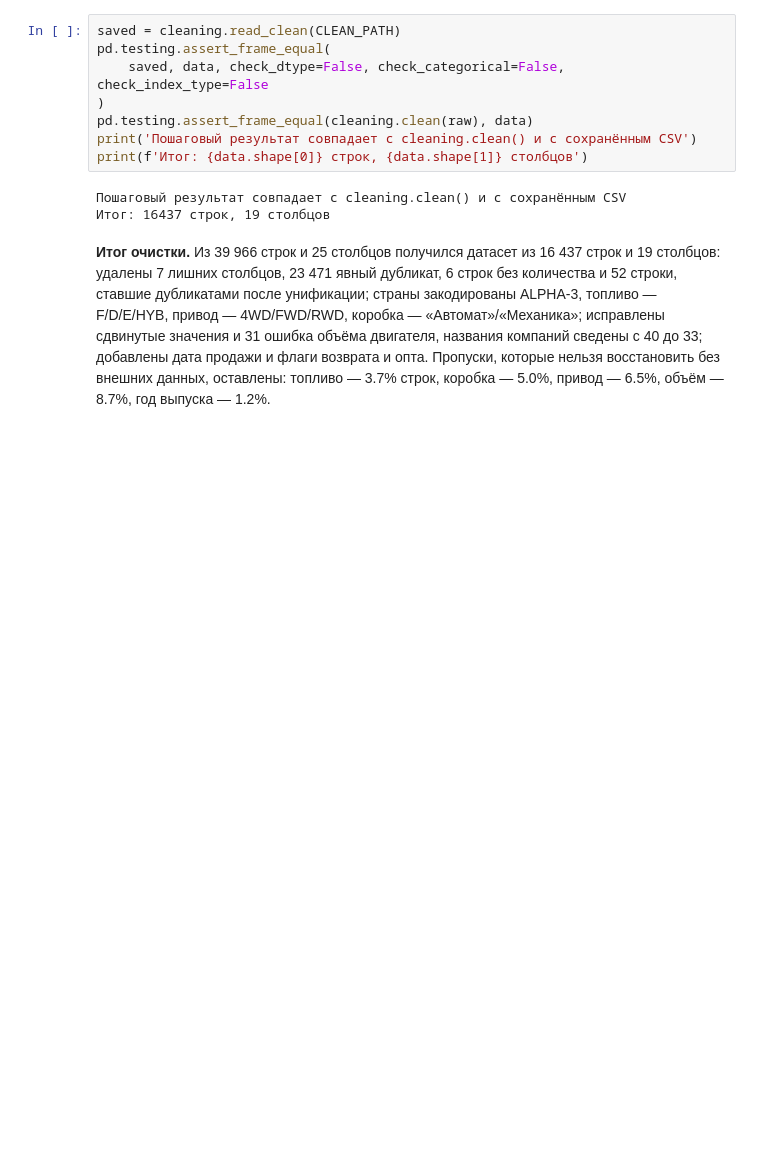
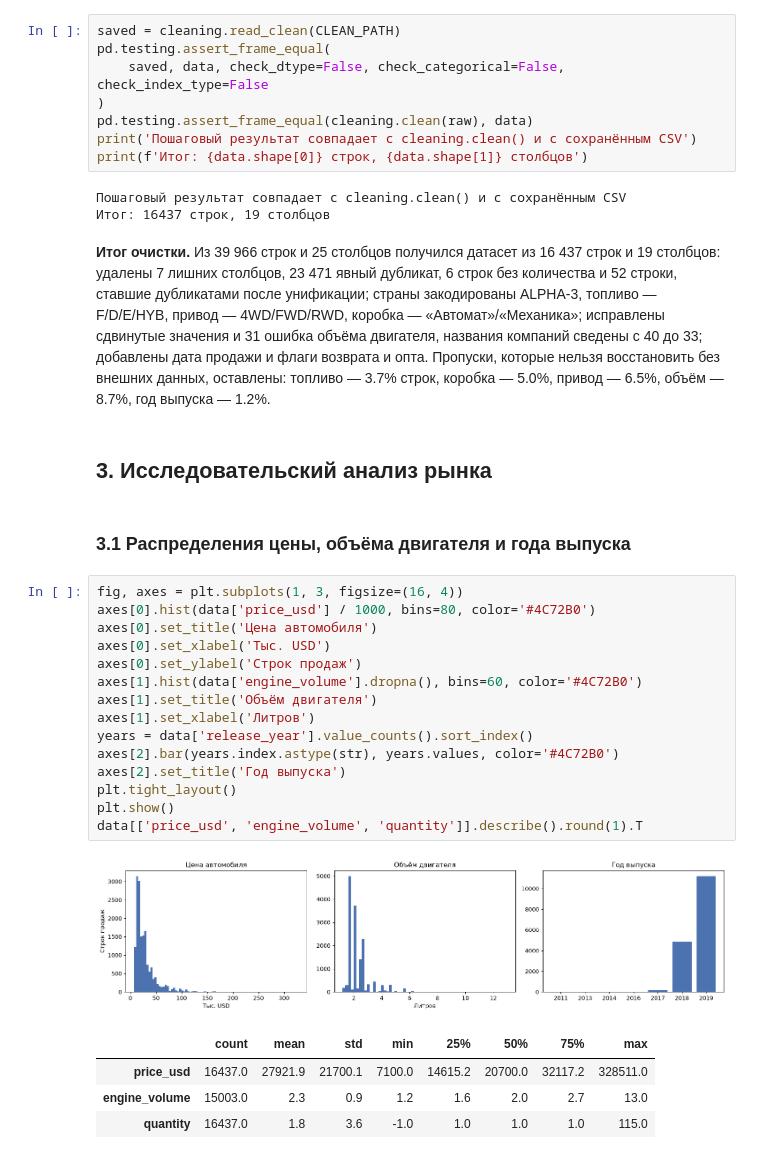
Before and after one commit to radif-ru/kz-auto-market, a Jupyter notebook: notebooks/kz-auto-market.ipynb, the cells around one changed output. Saved outputs shown, nothing was run; the diff lists cells and outputs as text; blank space fills up the shorter version.

Commit message:
feat: explore price, engine volume and release year distributions

```diff
--- a/notebooks/kz-auto-market.ipynb
+++ b/notebooks/kz-auto-market.ipynb
@@ -535,3 +535,28 @@ print(f'Итог: {data.shape[0]} строк, {data.shape[1]} столбцов')
 добавлены дата продажи и флаги возврата и опта. Пропуски, которые нельзя
 восстановить без внешних данных, оставлены: топливо — 3.7% строк, коробка —
 5.0%, привод — 6.5%, объём — 8.7%, год выпуска — 1.2%.
+# %% [markdown]
+## 3. Исследовательский анализ рынка
+# %% [markdown]
+### 3.1 Распределения цены, объёма двигателя и года выпуска
+# %%
+fig, axes = plt.subplots(1, 3, figsize=(16, 4))
+axes[0].hist(data['price_usd'] / 1000, bins=80, color='#4C72B0')
+axes[0].set_title('Цена автомобиля')
+axes[0].set_xlabel('Тыс. USD')
+axes[0].set_ylabel('Строк продаж')
+axes[1].hist(data['engine_volume'].dropna(), bins=60, color='#4C72B0')
+axes[1].set_title('Объём двигателя')
+axes[1].set_xlabel('Литров')
+years = data['release_year'].value_counts().sort_index()
+axes[2].bar(years.index.astype(str), years.values, color='#4C72B0')
+axes[2].set_title('Год выпуска')
+plt.tight_layout()
+plt.show()
+data[['price_usd', 'engine_volume', 'quantity']].describe().round(1).T
+# %% [output]
+[figure, added]
+|  | count | mean | std | min | 25% | 50% | 75% | max |
+| price_usd | 16437.0 | 27921.9 | 21700.1 | 7100.0 | 14615.2 | 20700.0 | 32117.2 | 328511.0 |
+| engine_volume | 15003.0 | 2.3 | 0.9 | 1.2 | 1.6 | 2.0 | 2.7 | 13.0 |
+| quantity | 16437.0 | 1.8 | 3.6 | -1.0 | 1.0 | 1.0 | 1.0 | 115.0 |
```
Also changed, not shown: parts of 2 cells of this notebook.
